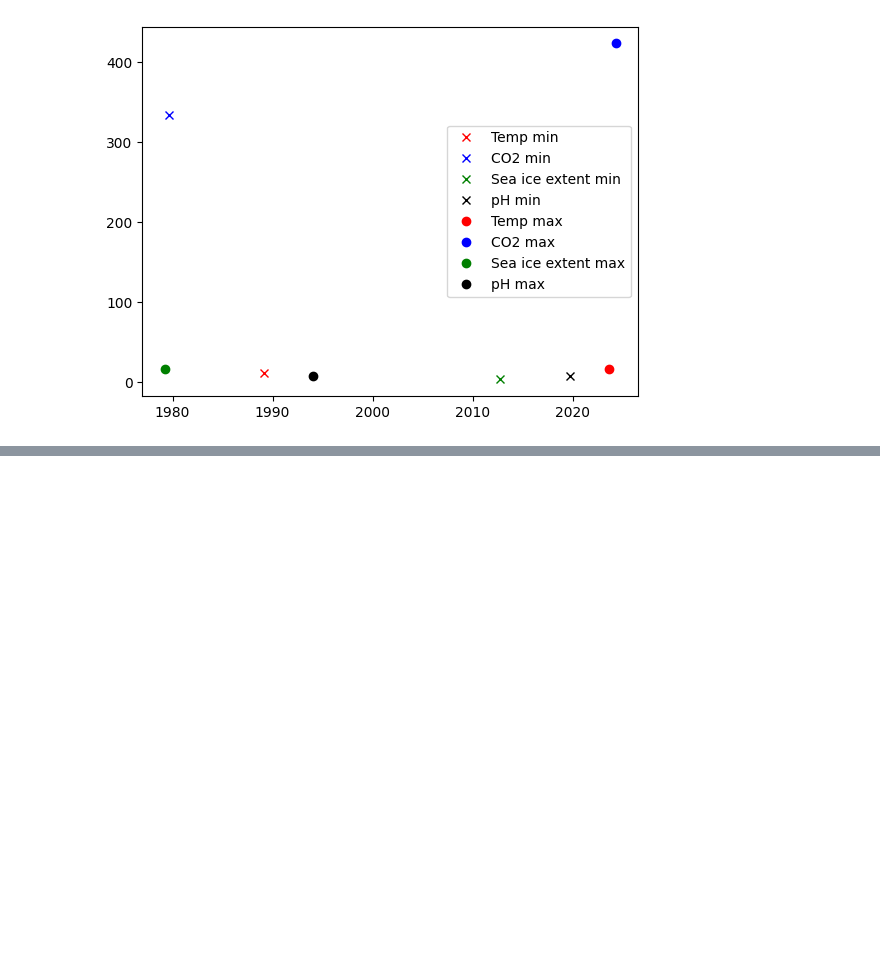
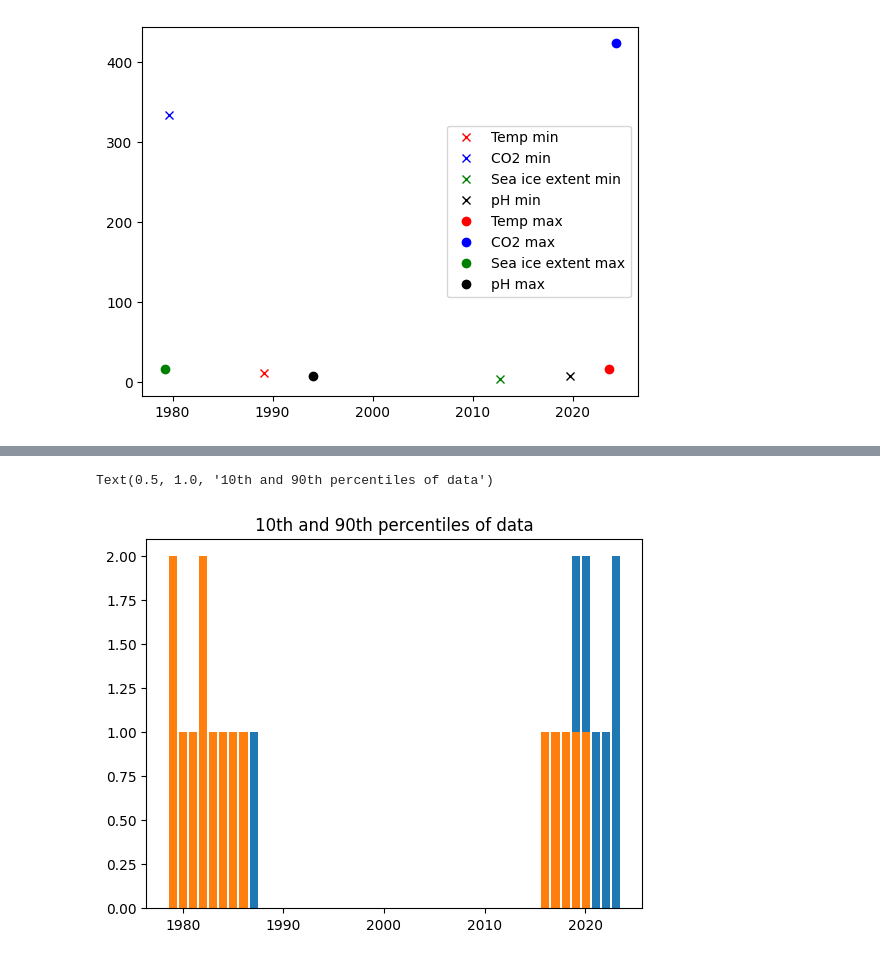
Before and after one commit to alexisj2020/Project, a Jupyter notebook: Extreme_Values.ipynb, the cells around one changed output, grey strips where cells are left out. Saved outputs shown, nothing was run; the diff lists cells and outputs as text; code cells hidden in the pictures; blank space fills up the shorter version.

```diff
--- a/Extreme_Values.ipynb
+++ b/Extreme_Values.ipynb
@@ -14,10 +15,10 @@ with open ('org_data/ClimateData.txt', 'r') as file1:
     pH=[]
     for i in lines:
         fulllines=i.split('\t')
-        time.append(fulllines[0])
-        temp.append(fulllines[2])
-        co2.append(fulllines[1])
-        sea_ice_ext.append(fulllines[4])
+        time.append(fulllines[0].replace("\n", ""))
+        temp.append(fulllines[2].replace("\n", ""))
+        co2.append(fulllines[1].replace("\n", ""))
+        sea_ice_ext.append(fulllines[4].replace("\n", ""))
         pH.append(fulllines[5].replace("\n", ""))
 
 #replace empty values in pH data with NaN (because pH data is missing values)
@@ -117,0 +150,20 @@ plt.legend()
+# %%
+dat10 = df2.quantile(.10)
+dat90 = df2.quantile(.90)
+# %%
+l_dat = df2 < dat10
+h_dat = df2 > dat90
+# %%
+l_dat_t=l_dat.sum(axis=1)
+l_dat_t_5=l_dat_t.groupby(l_dat_t.index // 5).sum()
+
+h_dat_t=h_dat.sum(axis=1)
+h_dat_t_5=h_dat_t.groupby(h_dat_t.index // 5).sum()
+
+times_y_5=['1979-1984','1984-1989','1989-1994','1994-1999','19992004','2004-2009','2009-2014','2014-2019','2019-2024','2024']
+plt.bar(times_y,h_dat_t)
+plt.bar(times_y,l_dat_t)
+plt.title("10th and 90th percentiles of data")
+# %% [output]
+Text(0.5, 1.0, '10th and 90th percentiles of data')
+[figure, added]
```
Also changed, not shown: parts of 5 cells of this notebook, 1 other file.
